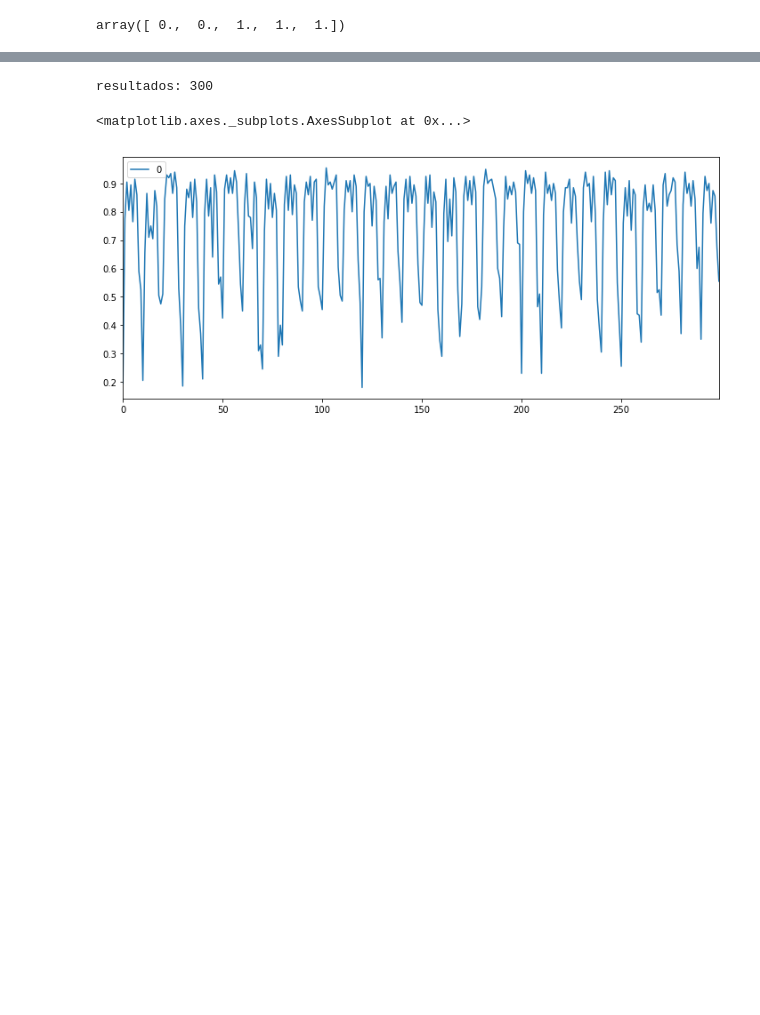
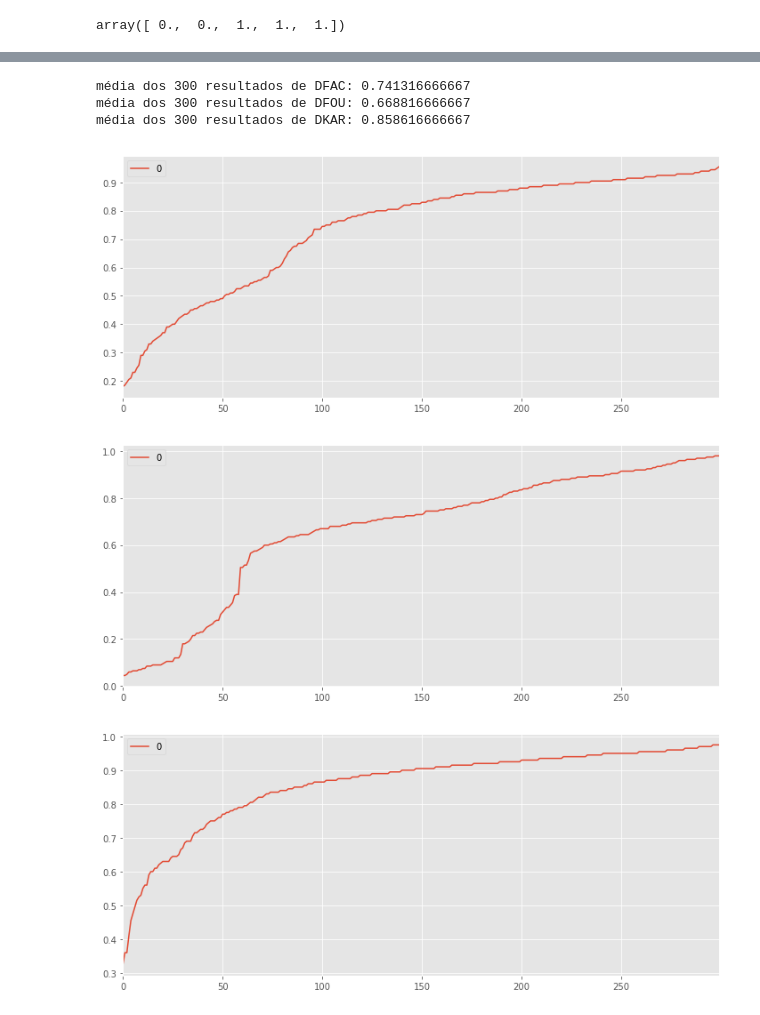
Before and after one commit to mrcferro/am, a Jupyter notebook: q02.ipynb, the cells around one changed output, grey strips where cells are left out. Cells and saved outputs as stored; diff of their text form; code cells hidden in the pictures; blank space fills up the shorter version.

```diff
--- a/q02.ipynb
+++ b/q02.ipynb
@@ -14,23 +14,38 @@ from sklearn.neighbors import KNeighborsClassifier
 from sklearn.metrics import zero_one_loss, accuracy_score
 
 #graficos
+import matplotlib
 import matplotlib.pyplot as plt
 %matplotlib inline
-
-
+matplotlib.style.use('ggplot')
 
 dfac = pd.read_csv('dados/mfeat-fac', delim_whitespace=True, header=None)
 dfou = pd.read_csv('dados/mfeat-fou', delim_whitespace=True, header=None)
 dkar = pd.read_csv('dados/mfeat-kar', delim_whitespace=True, header=None)
-#dmor = pd.read_csv('dados/mfeat-mor', delim_whitespace=True, header=None)
-#dpix = pd.read_csv('dados/mfeat-pix', delim_whitespace=True, header=None)
-#dzer = pd.read_csv('dados/mfeat-zer', delim_whitespace=True, header=None)
 
-#cria as classes de 0-9
+#cria array com 2000 elementos, onde os 200 primmeiros elementos possuem a classe 0, os proximos 200
+#elementos possuem a classe 1, ...
 classes = np.array([])
 for i in range (2000):
     classes = np.append(classes,int(i/200))
 classes[198:203]
 # %% [output]
 array([ 0.,  0.,  1.,  1.,  1.])
+# %%
+# CLASSIFICADOR
+
+def classificador(dadosTreino, classesTreino, dadosTeste, classesTeste):
+    # teste com KNN (apenas teste - substituir pelo classificador solicitaco na questao)
+
+    # Constrói um classificador knn e treina ele com dados da visão 2
+    clf_knn2 = KNeighborsClassifier(n_neighbors=5) # cria o classificador
+    clf_knn2.fit(dadosTreino, classesTreino)       # treina
+    knn2_pred = clf_knn2.predict(dadosTeste)       # faz o teste
+
+    # print(str(knn2_pred)) # predição
+
+    #err_knn2 = zero_one_loss(classesTeste, knn2_pred)    # computa o resultado - taxa de erro
+    err_knn2 = accuracy_score(classesTeste, knn2_pred)    # computa o resultado - taxa de acerto
+
+    return err_knn2
 # %%
@@ -76,10 +91,20 @@ print(saida)
-# %%
-print("resultados: "+ str(len(s)))
-# %% [output]
-resultados: 300
-# %%
-pd_s = pd.DataFrame(s)
-pd_s.plot(figsize=(12,5))
-# %% [output]
-<matplotlib.axes._subplots.AxesSubplot at 0x...>
-[figure, removed]
+# %%
+# Classifica e mostra o resultado
+def fazTudo(nomeDados, dados, classes):
+    resultado, estimativaPontual = core(dados, classes)
+    print("média dos " + str(len(resultado)) + " resultados de " + nomeDados + ": " +  str(estimativaPontual))
+    resultadoOrdenado = np.sort(resultado)
+    frame = pd.DataFrame(resultadoOrdenado)
+    frame.plot(figsize=(12,5))
+# %%
+
+fazTudo("DFAC", dfac, classes)
+fazTudo("DFOU", dfou, classes)
+fazTudo("DKAR", dkar, classes)
+# %% [output]
+média dos 300 resultados de DFAC: 0.741316666667
+média dos 300 resultados de DFOU: 0.668816666667
+média dos 300 resultados de DKAR: 0.858616666667
+[figure, added]
+[figure, added]
+[figure, added]
```
Also changed, not shown: parts of 1 cell of this notebook, 1 other file.
